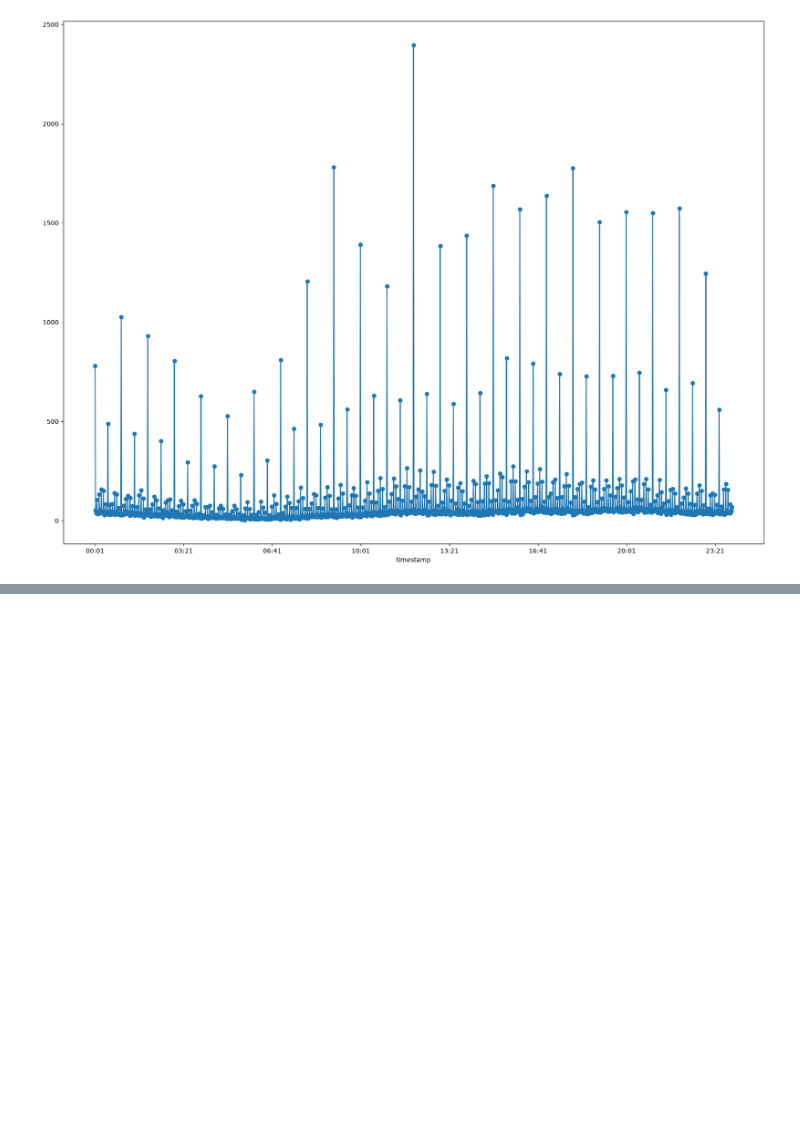
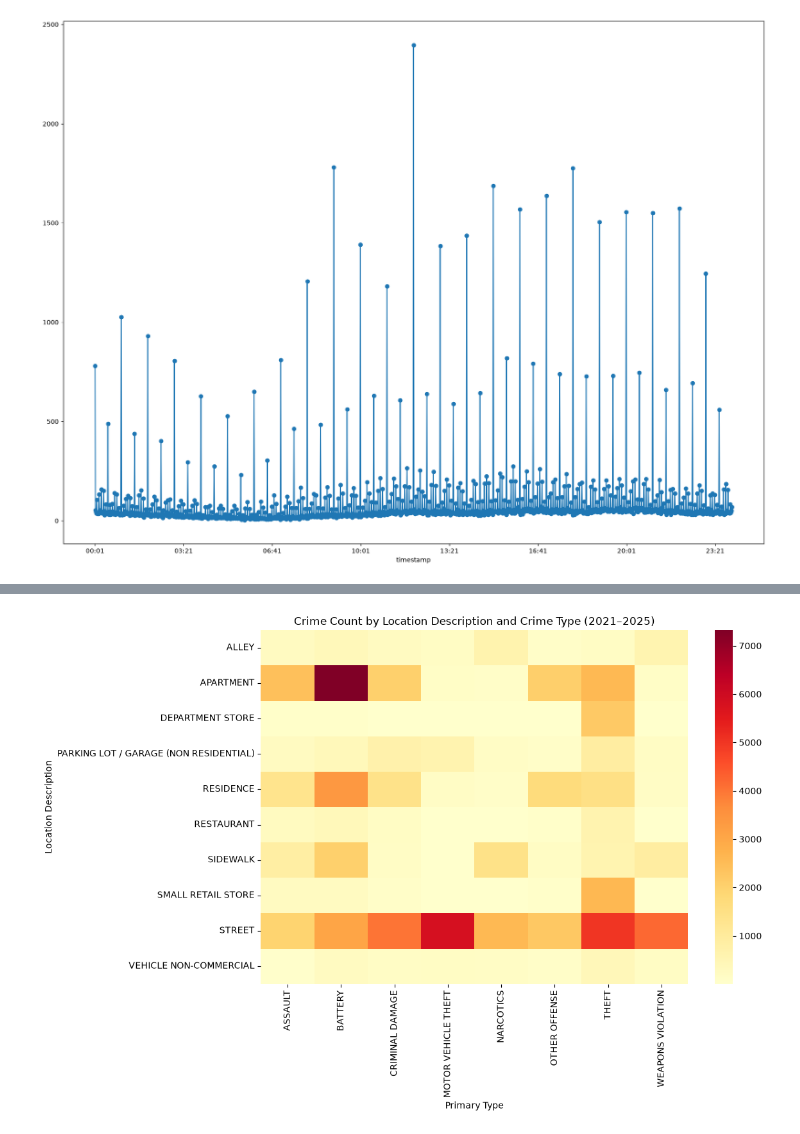
Before and after one commit to Shetty-Amogh/s4ds-ml-task, a Jupyter notebook: Task1/task1.ipynb, the cells around one changed output, grey strips where cells are left out. Saved outputs shown, nothing was run; the diff lists cells and outputs as text; code cells hidden in the pictures; blank space fills up the shorter version.

```diff
--- a/Task1/task1.ipynb
+++ b/Task1/task1.ipynb
@@ -97,0 +135,21 @@ plt.scatter(x=df['timestamp'].value_counts().sort_index().index, y=df['timestamp
+# %%
+top_locs = df["Location Description"].value_counts().head(10).index
+top_crimes_loc = df["Primary Type"].value_counts().head(8).index
+
+df_sub = df[
+    df["Location Description"].isin(top_locs) &
+    df["Primary Type"].isin(top_crimes_loc)
+]
+# %%
+plt.figure(figsize=(12, 8))
+sns.heatmap(
+    pd.crosstab(df_sub["Location Description"], df_sub["Primary Type"]),
+    cmap="YlOrRd"
+)
+plt.title("Crime Count by Location Description and Crime Type (2021–2025)")
+plt.xlabel("Primary Type")
+plt.ylabel("Location Description")
+plt.tight_layout()
+plt.show()
+# %% [output]
+[figure, added]
```
Also changed, not shown: parts of 6 cells of this notebook, 1 other file.
